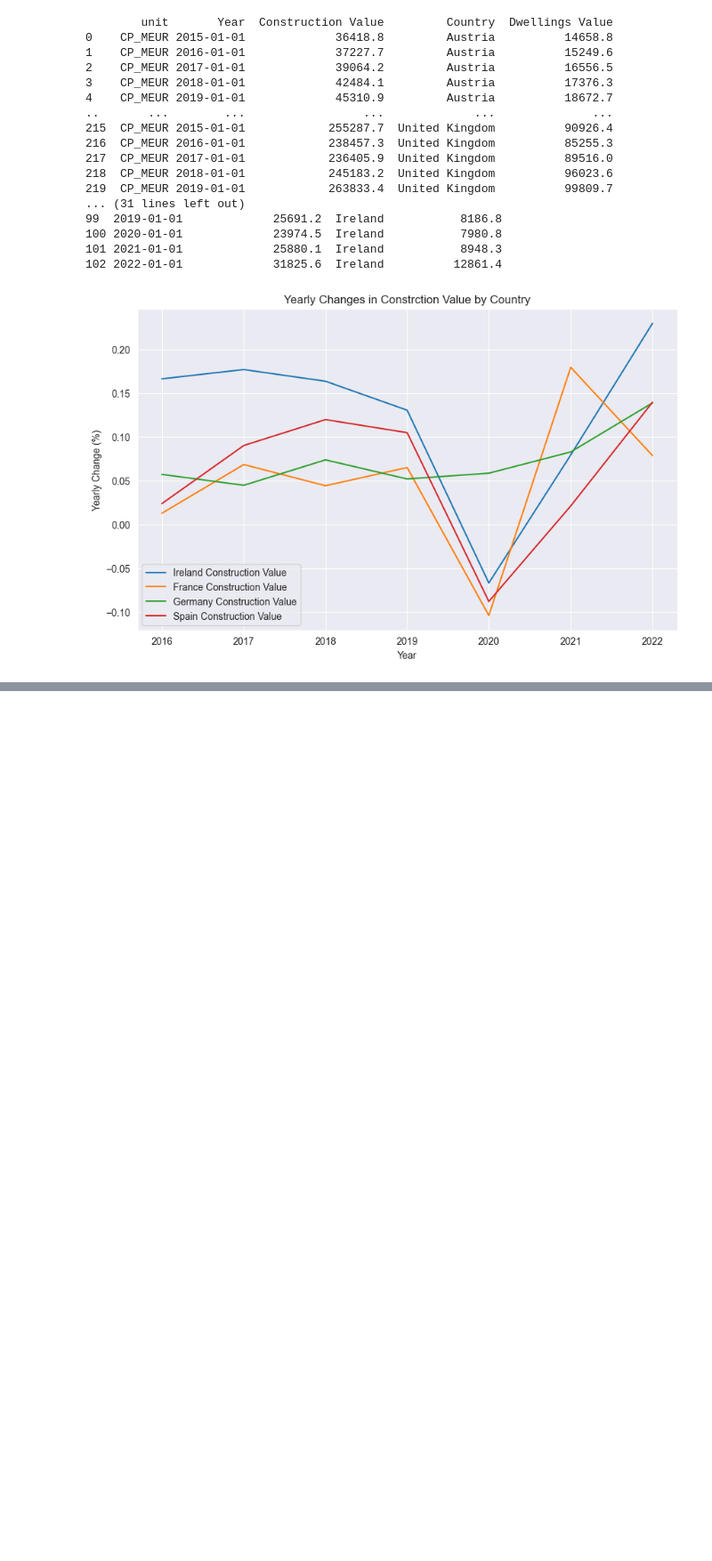
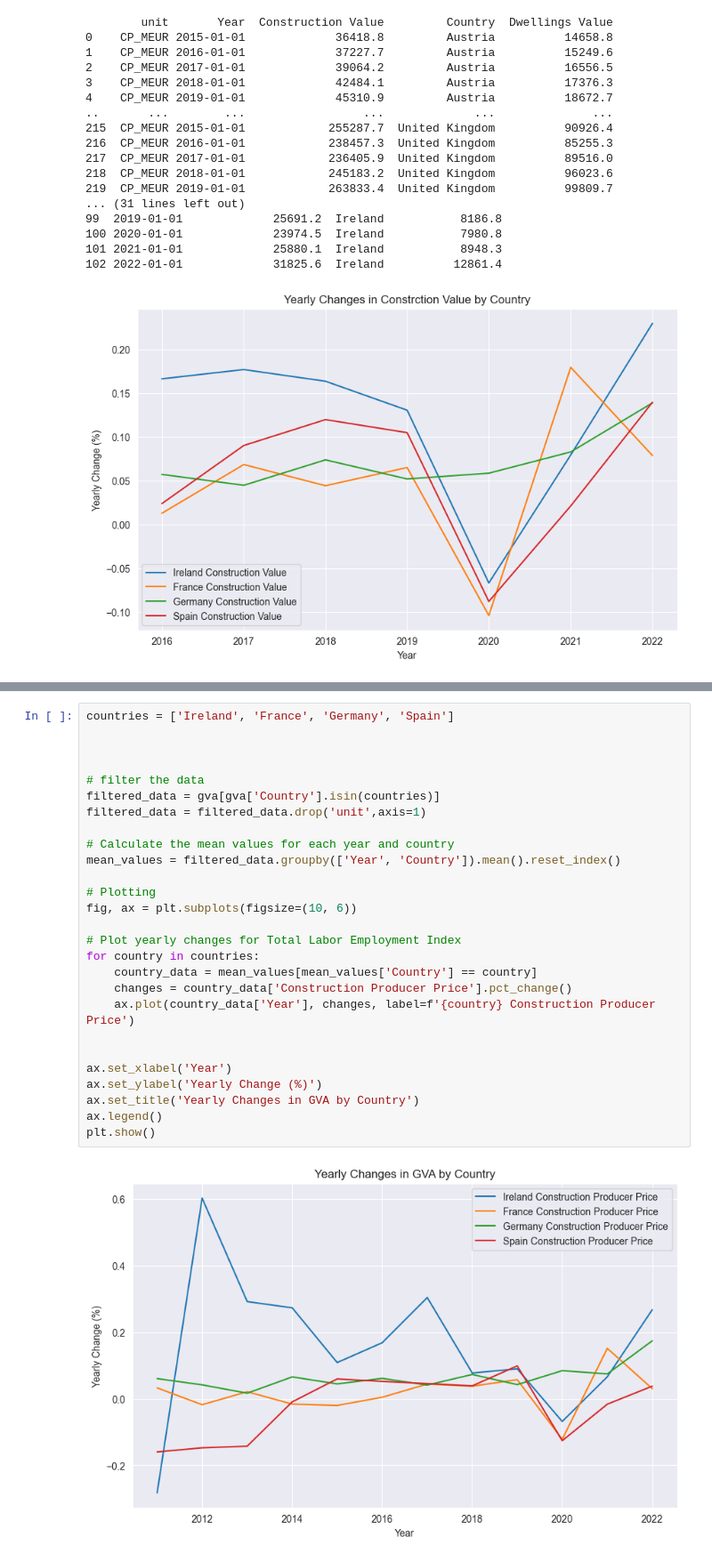
Before and after one commit to sbs23066/CA2---Irish-Construction-Project, a Jupyter notebook: stats.ipynb, the cells around one changed output, grey strips where cells are left out. Shown at 89% size. Cells and saved outputs as stored; diff of their text form; blank space fills up the shorter version.

```diff
--- a/stats.ipynb
+++ b/stats.ipynb
@@ -178,0 +247,29 @@ plt.show()
+# %%
+countries = ['Ireland', 'France', 'Germany', 'Spain']
+
+
+
+# filter the data
+filtered_data = gva[gva['Country'].isin(countries)]
+filtered_data = filtered_data.drop('unit',axis=1)
+
+# Calculate the mean values for each year and country
+mean_values = filtered_data.groupby(['Year', 'Country']).mean().reset_index()
+
+# Plotting
+fig, ax = plt.subplots(figsize=(10, 6))
+
+# Plot yearly changes for Total Labor Employment Index
+for country in countries:
+    country_data = mean_values[mean_values['Country'] == country]
+    changes = country_data['Construction Producer Price'].pct_change()
+    ax.plot(country_data['Year'], changes, label=f'{country} Construction Producer Price')
+
+
+ax.set_xlabel('Year')
+ax.set_ylabel('Yearly Change (%)')
+ax.set_title('Yearly Changes in GVA by Country')
+ax.legend()
+plt.show()
+# %% [output]
+[figure, added]
```
Also changed, not shown: parts of 5 cells of this notebook.
